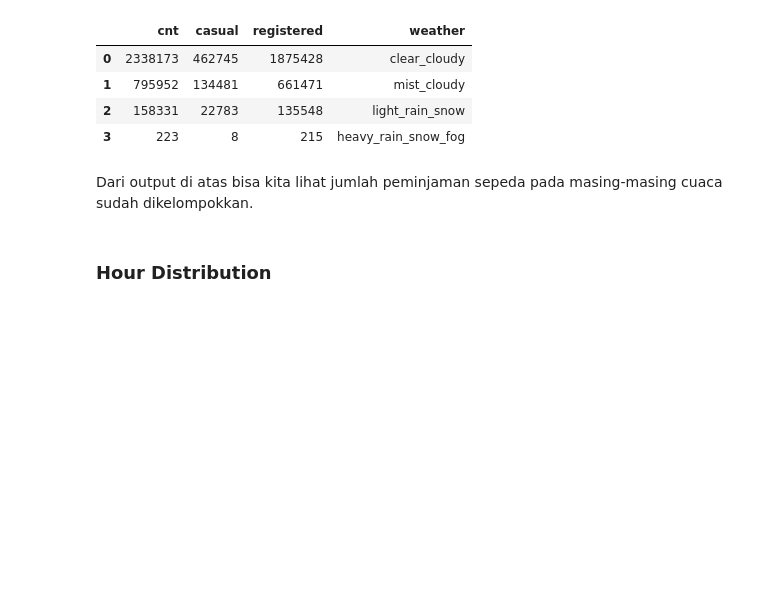
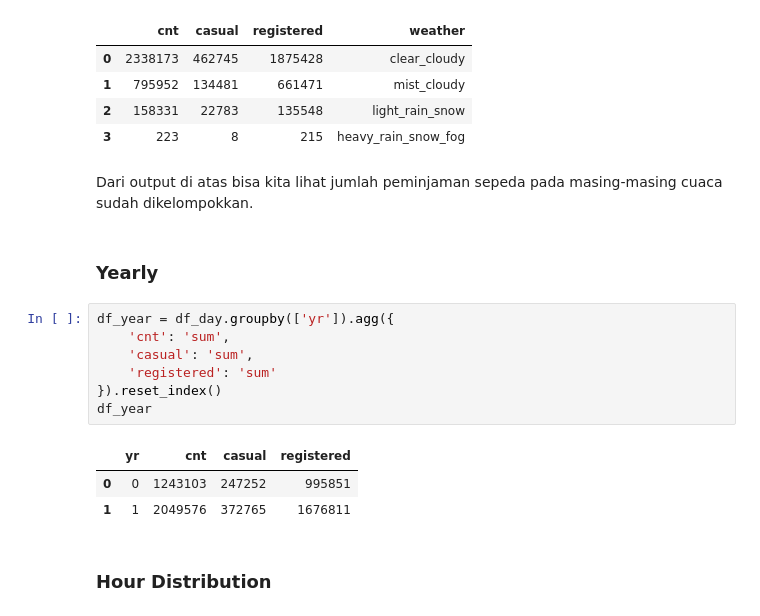
Before and after one commit to mausneg/Bike-Sharing-Analysis, a Jupyter notebook: notebook.ipynb, the cells around one changed output. Drawn from its saved outputs; the diff is of its cells as text; blank space fills up the shorter version.

```diff
--- a/notebook.ipynb
+++ b/notebook.ipynb
@@ -310,6 +310,19 @@ df_weather
 | 3 | 223 | 8 | 215 | heavy_rain_snow_fog |
 # %% [markdown]
 Dari output di atas bisa kita lihat jumlah peminjaman sepeda pada masing-masing cuaca sudah dikelompokkan.
+# %% [markdown]
+### Yearly
+# %%
+df_year = df_day.groupby(['yr']).agg({
+    'cnt': 'sum',
+    'casual': 'sum',
+    'registered': 'sum'
+}).reset_index()
+df_year
+# %% [output]
+|  | yr | cnt | casual | registered |
+| 0 | 0 | 1243103 | 247252 | 995851 |
+| 1 | 1 | 2049576 | 372765 | 1676811 |
 # %% [markdown]
 ### Hour Distribution
 # %% [markdown]
```
Also changed, not shown: parts of 5 cells of this notebook, 2 other files.
